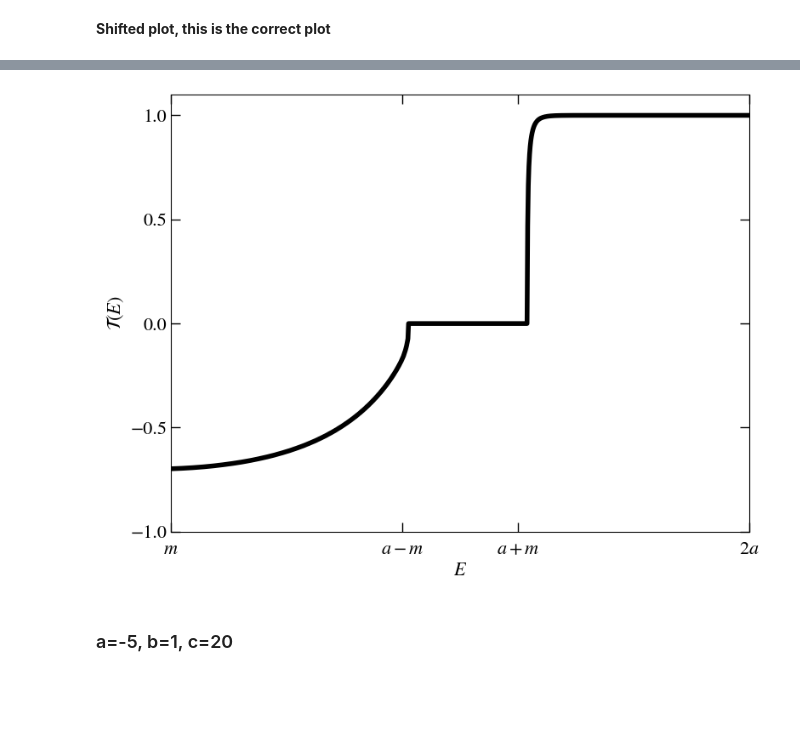
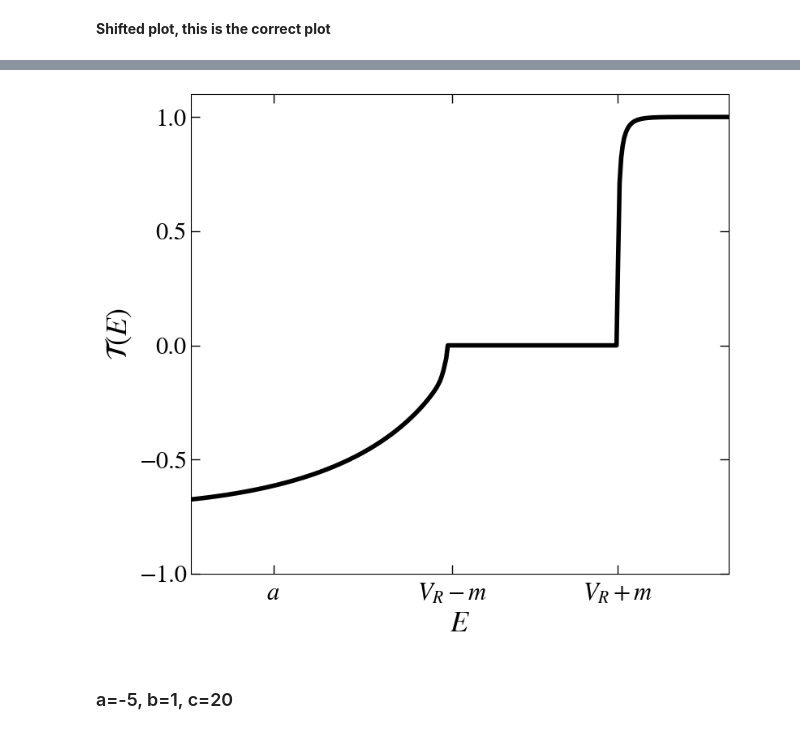
Before and after one commit to AnyelTars/RelativisticQuantumMechanics, a Jupyter notebook: KGsolver/notebooks/examples.ipynb, the cells around one changed output, grey strips where cells are left out. Saved outputs shown, nothing was run; the diff lists cells and outputs as text; code cells hidden in the pictures; blank space fills up the shorter version.

```diff
--- a/KGsolver/notebooks/examples.ipynb
+++ b/KGsolver/notebooks/examples.ipynb
@@ -58,3 +104,11 @@ data = pd.DataFrame({'Energy (E)': E_mod1, 'Reflectivity (R)': R_mod1, 'Transmit
 data.to_csv(path_data / 'exptanh-fig1.csv', index=False)
 # %% [markdown]
 **Shifted plot, this is the correct plot**
+# %%
+
+pd_datexp = pd.read_csv(path_data / 'exptanh-fig1.csv')
+print(pd_datexp.head())
+E_mod1 = pd_datexp['Energy (E)'].values
+Etilde_mod1 = pd_datexp['Energy_tilde (Etilde)'].values
+R_mod1 = pd_datexp['Reflectivity (R)'].values
+T_mod1 = pd_datexp['Transmittance (T)'].values
@@ -84,10 +144,10 @@ Shifted window in Etilde: (m, (V_R-V_L)-m)=(1, 10.752)
 # %%
 # smooth the R curve with the sigmoid factor
 # 2. DEFINIMOS EL PUNTO DE TRANSICIÓN (Donde está el quiebre)
-E_quiebre = 10.71
+E_quiebre = -2.91
 
 # 3. PARÁMETRO DE SUAVIZADO
 # 0.1 es sutil, 0.2 es más redondeado. Prueba con 0.15.
 ancho = 0.025
-R_smooth1 = suavizar_coeficiente(Etilde_mod1, R_mod1, E_quiebre, ancho, valor_objetivo=1.0)
+R_smooth1 = suavizar_coeficiente(E_mod1, R_mod1, E_quiebre, ancho, valor_objetivo=1.0, E_limite_caida=-2.0)
 # %%
@@ -120,34 +182,34 @@ plt.show()
 # %%
 # smooth T curve with the same sigmoid factor
-T_smooth1 = suavizar_coeficiente(Etilde_mod1, T_mod1, E_quiebre, ancho, valor_objetivo=0.0)
+T_smooth1 = suavizar_coeficiente(E_mod1, T_mod1, E_quiebre, ancho, valor_objetivo=0.0, E_limite_caida=-2)
 # %%
-m = np.min(Etilde_mod1)
-a = 5
-Emax = np.max(Etilde_mod1)
+m = 1
+a = -5
 
-plt.figure(figsize=(8, 6))
-plt.plot(Etilde_mod1, T_smooth1, color="black", linestyle="-", linewidth=4, label=r"$\mathcal{T}(E)$")
+
+plt.figure(figsize=(8, 7))
+plt.plot(E_mod1, T_smooth1, color="black", linestyle="-", linewidth=4, label=r"$\mathcal{T}(E)$")
 # plt.plot(E_mod1, T_mod1, color="r", linestyle="-", linewidth=4, label=r"$\mathcal{T}(E)$")
 
-plt.xlabel(r"$E$", fontsize=16)
-plt.ylabel(r"$\mathcal{T}(E)$", fontsize=16)
+plt.xlabel(r"$E$", fontsize=26)
+plt.ylabel(r"$\mathcal{T}(E)$", fontsize=26)
 
 # More uniform tick spacing in [m, Emax] using combinations of a and m
-xtick_pos = [m, a +m -1, a +m +1, 2*a +m]
-xtick_lbl = [r"$m$", r"$a-m$", r"$a+m$", r"$2a$"]
-plt.xticks(xtick_pos, xtick_lbl, fontsize=13)
+xtick_pos = [VR-m ,VR+m, a]
+xtick_lbl = [r"$V_R-m$", r"$V_R+m$", r"$a$"]
+plt.xticks(xtick_pos, xtick_lbl, fontsize=22)
 
-plt.xlim(np.min(Etilde_mod1), np.max(Etilde_mod1)-1)
+plt.xlim(a-1, np.max(E_mod1)-0.5)
 plt.ylim(-1, 1.1)
 plt.yticks(np.arange(-1, 1.1, 0.5))
-plt.tick_params(axis='both', which='both', direction='in', labelsize=16, top=True, right=True, length=8, width=1.0)
+plt.tick_params(axis='both', which='both', direction='in', labelsize=22, top=True, right=True, length=8, width=1.0)
 plt.tick_params(axis='x', pad=8)
 
 plt.tight_layout()
-plt.savefig(data_path / "T(E)-expTanh-c1.png", dpi=300)
+plt.savefig(path_data / "T(E)-expTanh-c1.png", dpi=300)
 plt.show()
 # %% [output]
-[figure, old version]
+[figure, new version]
 # %% [markdown]
 ### a=-5, b=1, c=20
 # %%
```
Also changed, not shown: parts of 16 cells of this notebook.
